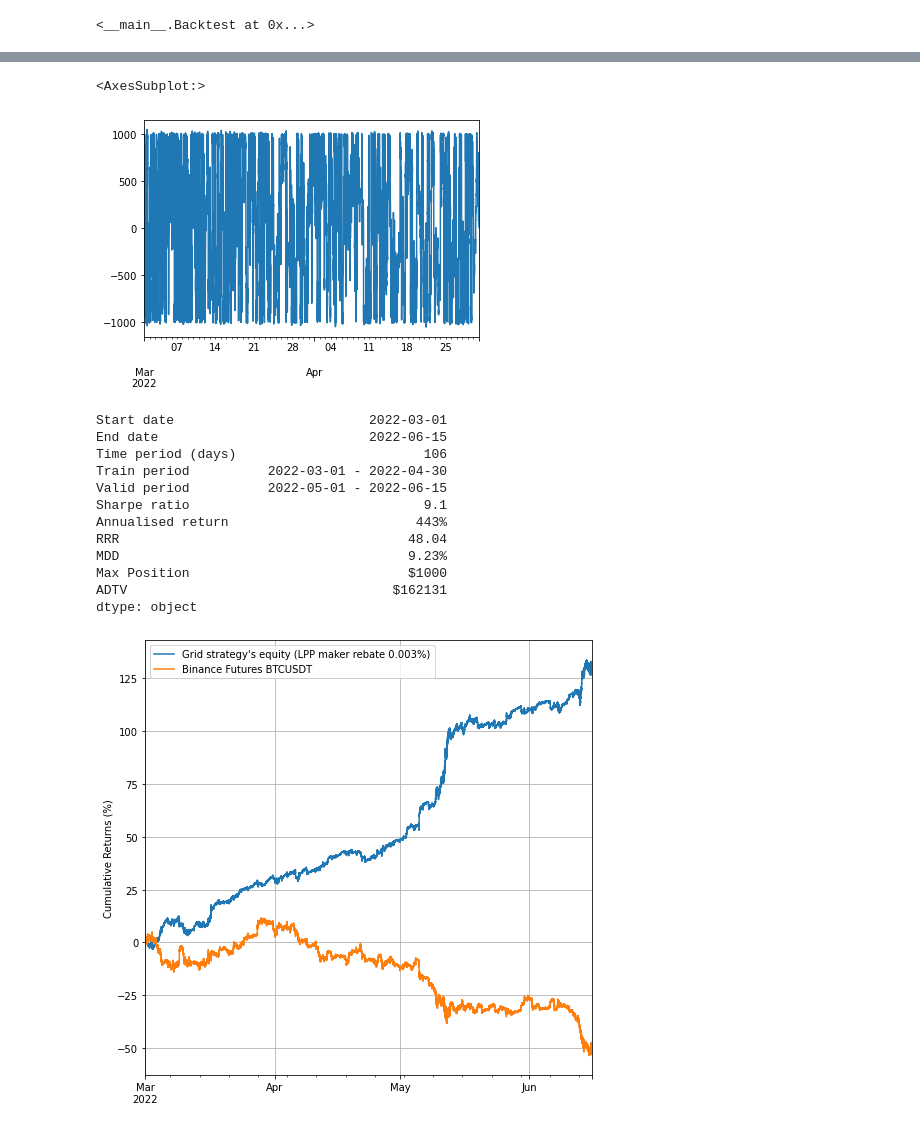
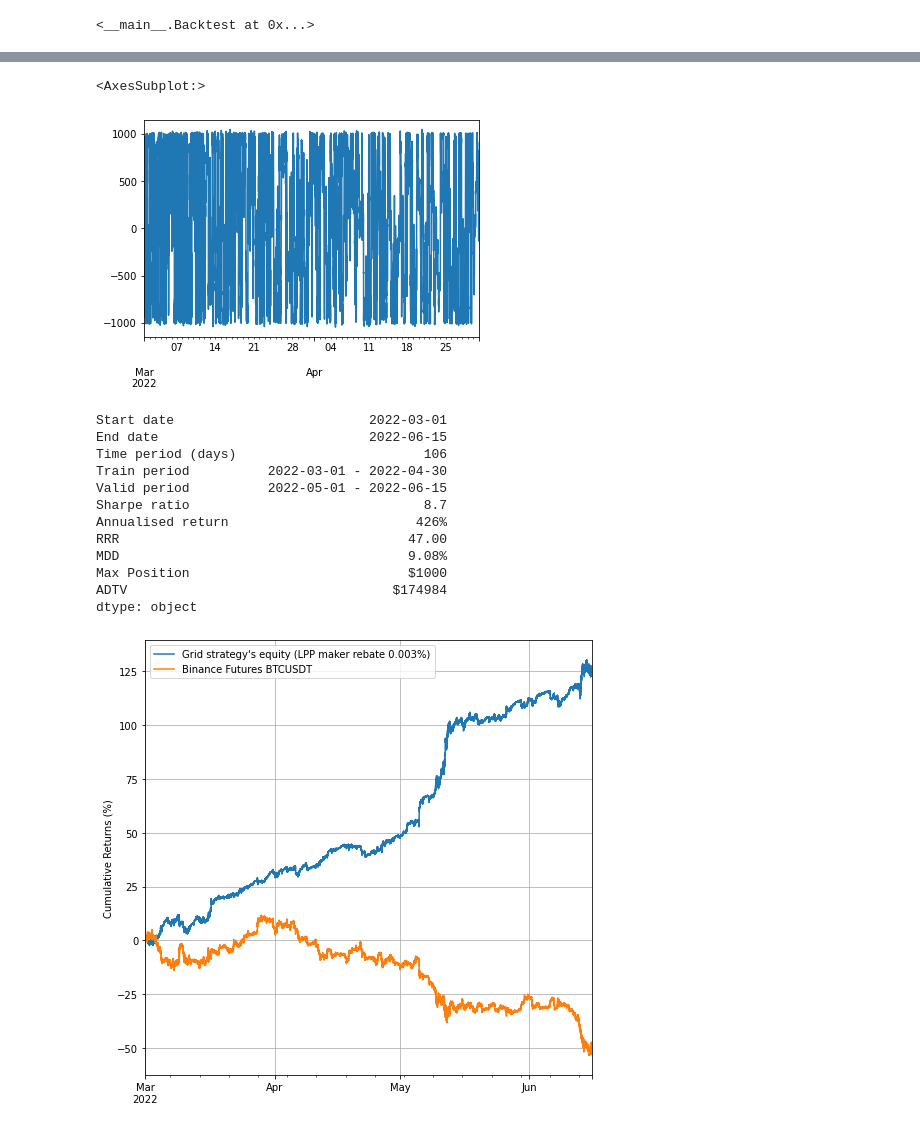
Before and after one commit to nkaz001/gridtrading, a Jupyter notebook: gridtrading-v1.ipynb, the cells around one changed output, grey strips where cells are left out. Saved outputs shown, nothing was run; the diff lists cells and outputs as text; code cells hidden in the pictures.

```diff
--- a/gridtrading-v1.ipynb
+++ b/gridtrading-v1.ipynb
@@ -12,7 +12,7 @@ df.columns
 Index(['open', 'high', 'low', 'close', 'volume', 'best_bid', 'best_ask'], dtype='object')
 # %%
 @njit
-def predict_njit(fee_, half_spread, price_range, order_interval, max_position, X):
+def predict_njit(fee_, half_spread, price_range, grid_num, max_position, X):
     tick_size = 0.1
     running_qty = 0
     static_equity = 0
@@ -28,6 +28,7 @@ def predict_njit(fee_, half_spread, price_range, order_interval, max_position, X
     best_ask = 6
     tick_ub = 100000
     dollar_qty = 10
+    order_interval = 2 * price_range / grid_num
     interval_tick = int(round(order_interval / tick_size))
     lb_price = 0
     ub_price = tick_ub - 1
@@ -46,7 +47,7 @@ def predict_njit(fee_, half_spread, price_range, order_interval, max_position, X
             bid_price = bid_price_tick * tick_size
             if not np.isnan(row[low]):
                 low_tick = int(round(row[low] / tick_size))
-                if low_tick < bid_price_tick:
+                if low_tick < bid_price_tick:# and row[volume] > 0:
                     order_qty = dollar_qty / bid_price
                     running_qty += order_qty
                     static_equity -= bid_price * order_qty
@@ -57,7 +58,7 @@ def predict_njit(fee_, half_spread, price_range, order_interval, max_position, X
             ask_price = ask_price_tick * tick_size
             if not np.isnan(row[high]):
                 high_tick = int(round(row[high] / tick_size))
-                if high_tick > ask_price_tick:
+                if high_tick > ask_price_tick:# and row[volume] > 0:
                     order_qty = dollar_qty / ask_price
                     running_qty -= order_qty
                     static_equity += ask_price * order_qty
@@ -68,12 +69,13 @@ def predict_njit(fee_, half_spread, price_range, order_interval, max_position, X
         running_qty_.append(running_qty)
         x = running_qty * mid / max_position # in $
 
-        # Every second calculate grid order prices again. It doesn't need to cancel all and place all again live.
+        # Every a given interval calculate grid order prices again.
         bid_order_begin = min(mid - half_spread, row[best_bid])
         ask_order_begin = max(mid + half_spread, row[best_ask])
         lb_price = mid - price_range
         ub_price = mid + price_range
 
+        # Arithmetic is better to keep the open orders without canceling and placing again.
         if x <= 1:
             max_bid_order_tick = int(round(bid_order_begin / tick_size))
             max_bid_order_tick = int(np.floor(max_bid_order_tick / interval_tick))
@@ -91,27 +93,27 @@ def predict_njit(fee_, half_spread, price_range, order_interval, max_position, X
     return equity, running_qty_
 
 class Backtest:
-    def __init__(self, fee=None, max_position=None, half_spread=None, price_range=None, order_interval=None):
+    def __init__(self, fee=None, max_position=None, half_spread=None, price_range=None, grid_num=None):
         self.fee = fee
         self.max_position = max_position
         self.price_range = price_range
-        self.order_interval = order_interval
+        self.grid_num = grid_num
         self.half_spread = half_spread
 
-    def set_params(self, half_spread, price_range, order_interval):
+    def set_params(self, half_spread, price_range, grid_num):
         self.price_range = price_range
-        self.order_interval = order_interval
+        self.grid_num = grid_num
         self.half_spread = half_spread
         return self
 
     def get_params(self, deep=True):
-        return { 'fee': self.fee, 'max_position': self.max_position, 'order_interval': self.order_interval, 'price_range': self.price_range, 'half_spread': self.half_spread }
+        return { 'fee': self.fee, 'max_position': self.max_position, 'grid_num': self.grid_num, 'price_range': self.price_range, 'half_spread': self.half_spread }
 
     def fit(self, X, y=None):
         return self
 
     def predict(self, X):
-        equity, running_qty = predict_njit(self.fee, self.half_spread, self.price_range, self.order_interval, self.max_position, X)
+        equity, running_qty = predict_njit(self.fee, self.half_spread, self.price_range, self.grid_num, self.max_position, X)
         return equity, running_qty
 
     def score(self, X):
@@ -160,9 +169,15 @@ df = pd.read_pickle('btcusdt_grid100') # 100ms interval
 train = df[df.index < '2022-5-1']
 valid = df[df.index >= '2022-5-1']
 # %%
-param_dist = { 'price_range': stats.uniform(10, 500), 'order_interval': stats.uniform(1, 50), 'half_spread': stats.uniform(0.1, 10) }
+param_dist = { 'price_range': stats.uniform(10, 500), 'grid_num': stats.uniform(1, 50), 'half_spread': stats.uniform(0.1, 10) }
 # This backtest assumes that you can earn rebates(0.003%) by participating Binance's liquidity provider program.
 # https://www.binance.com/en/support/announcement/9ad4e7c30713433f9ebd355567f0d60c
+#
+# Other liquidity provider programs
+# FTX: https://help.ftx.com/hc/en-us/articles/360044358751-2020-06-05-VIP-Program-and-Market-Maker-Policy
+# Bybit: https://blog.bybit.com/en-us/post/new-fee-rates-for-market-makers-blt079fcbc490547fbb/
+# OKX: https://www.okx.com/fees.html
+# Kucoin: https://www.kucoin.com/vip/level
 search = RandomizedSearchCV(Backtest(-0.00003, 1000),
                             cv=[(np.arange(len(train)), np.arange(len(train)))],
                             param_distributions=param_dist,
@@ -175,7 +190,7 @@ search.best_estimator_ = Backtest(-0.00003, 1000)
 # %%
 best_params_ = {
     'half_spread': 3.588029293964708,
-    'order_interval': 5.583739968678803,
+    'grid_num': 60,
     'price_range': 158.10344098886486
 }
 search.best_estimator_.set_params(**best_params_)
@@ -194,7 +209,7 @@ equity.iloc[::3600].plot()
 (running_qty * train['close']).iloc[::3600].plot()
 # %% [output]
 <AxesSubplot:>
-[figure, old version]
+[figure, new version]
 # %%
 equity, running_qty = search.best_estimator_.predict(df.values)
 equity = pd.Series(equity, index=df.index)
@@ -203,9 +218,8 @@ running_qty = pd.Series(running_qty, index=df.index)
 returns = equity.resample('1d').last().diff() / search.best_estimator_.max_position
 returns_ = returns
 sr = np.divide(returns_.mean(), returns_.std()) * np.sqrt(365)
-trade_volume =  (running_qty * df['close']).diff().abs().rolling(24 * 3600 * 10, min_periods=1).sum().mean()
+trade_volume =  (running_qty * df['close']).diff().abs().rolling(24 * 3600 * 10, min_periods=1).sum().resample('1d').last().mean()
 
-# equity_1d = equity.resample('1d').last()
 Roll_Max = equity.cummax()
 Drawdown = (equity - Roll_Max) / search.best_estimator_.max_position
 Max_Drawdown = Drawdown.cummin()
@@ -217,36 +231,36 @@ print(pd.Series({
     'End date': equity.index[-1].strftime('%Y-%m-%d'),
     'Time period (days)': period,
     'Train period': '%s - %s' % (train.index[0].strftime('%Y-%m-%d'), train.index[-1].strftime('%Y-%m-%d')),
     'Valid period': '%s - %s' % (valid.index[0].strftime('%Y-%m-%d'), valid.index[-1].strftime('%Y-%m-%d')),
     'Sharpe ratio': '%.1f' % sr,
     'Annualised return': '%d%%' % (equity[-1] / search.best_estimator_.max_position / period * 365 * 100),
     'RRR': '%.2f' % (equity[-1] / search.best_estimator_.max_position / period * 365 / abs(Max_Drawdown.min())),
     'MDD': '%.2f%%' % (-Max_Drawdown.min() * 100),
     'Max Position': '$%d' % search.best_estimator_.max_position,
     'ADTV': '$%d' % trade_volume,
 }))
 
 # equity.resample('1d').last().pct_change().hist(bins=20)
 
 import matplotlib.pyplot as plt
 plt.figure(figsize=(8, 8))
 ax1 = (equity / search.best_estimator_.max_position * 100)[::60].plot()
 # ax2 = ((df['close'] / df['close'][0] - 1) * 100).plot()
 ax2 = ((df['close'] / df['close'][0] - 1) * 100)[::60].plot()
 ax1.set_ylabel('Cumulative Returns (%)')
 ax1.legend(["Grid strategy's equity (LPP maker rebate 0.003%)", 'Binance Futures BTCUSDT'])
 ax1.grid()
 # %% [output]
 Start date                         2022-03-01
 End date                           2022-06-15
 Time period (days)                        106
 Train period          2022-03-01 - 2022-04-30
 Valid period          2022-05-01 - 2022-06-15
-Sharpe ratio                              9.1
-Annualised return                        443%
-RRR                                     48.04
-MDD                                     9.23%
+Sharpe ratio                              8.7
+Annualised return                        426%
+RRR                                     47.00
+MDD                                     9.08%
 Max Position                            $1000
-ADTV                                  $162131
+ADTV                                  $174984
 dtype: object
-[figure, old version]
+[figure, new version]
```
Also changed, not shown: parts of 4 cells of this notebook.
